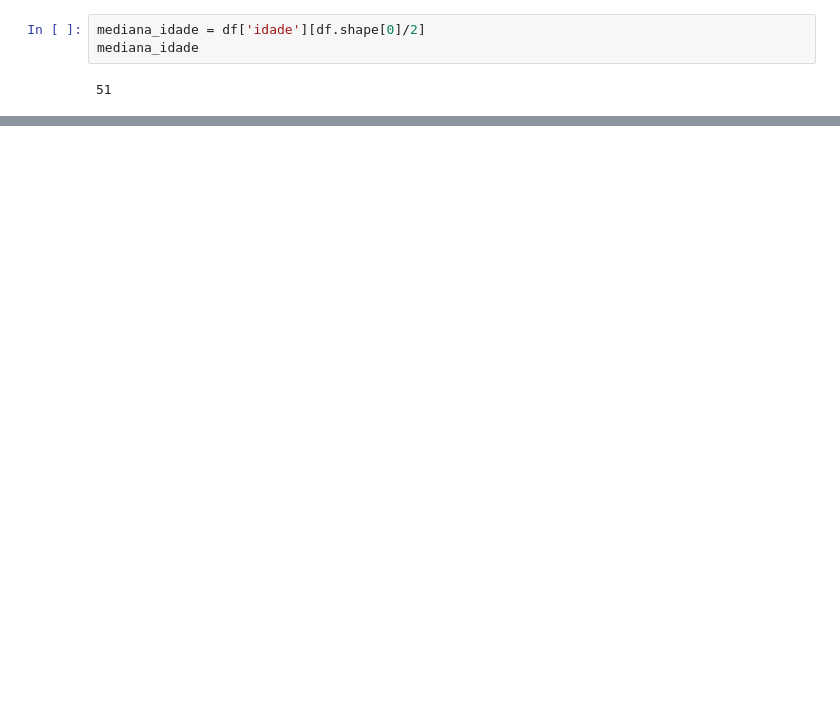
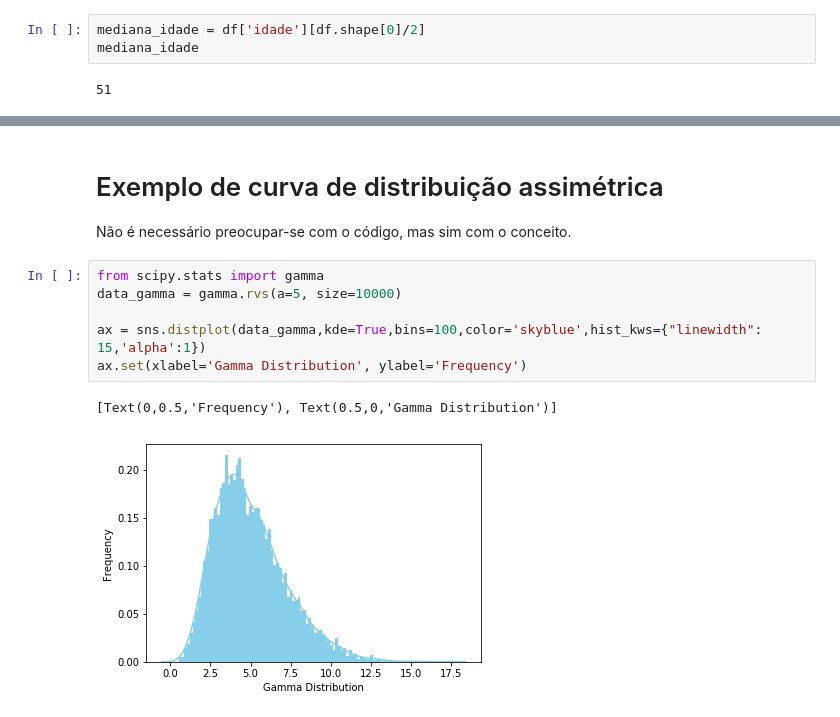
Before and after one commit to sn3fru/datascience_course, a Jupyter notebook: 1-analise-exploratória-basica/01-lendo-dados-e-medidas-centralidade/aula1.ipynb, the cells around one changed output, grey strips where cells are left out. Cells and saved outputs as stored; diff of their text form; blank space fills up the shorter version.

```diff
--- a/1-analise-exploratória-basica/01-lendo-dados-e-medidas-centralidade/aula1.ipynb
+++ b/1-analise-exploratória-basica/01-lendo-dados-e-medidas-centralidade/aula1.ipynb
@@ -189,0 +316,13 @@ df['idade'].value_counts().idxmax()
+# %% [markdown]
+# Exemplo de curva de distribuição assimétrica
+
+Não é necessário preocupar-se com o código, mas sim com o conceito.
+# %%
+from scipy.stats import gamma
+data_gamma = gamma.rvs(a=5, size=10000)
+
+ax = sns.distplot(data_gamma,kde=True,bins=100,color='skyblue',hist_kws={"linewidth": 15,'alpha':1})
+ax.set(xlabel='Gamma Distribution', ylabel='Frequency')
+# %% [output]
+[Text(0,0.5,'Frequency'), Text(0.5,0,'Gamma Distribution')]
+[figure, added]
```
Also changed, not shown: parts of 40 cells of this notebook, 8 other files.
